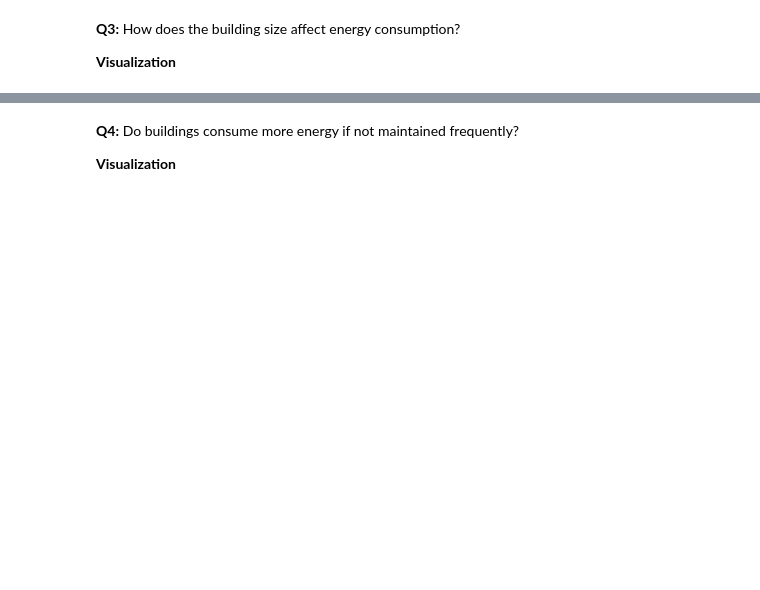
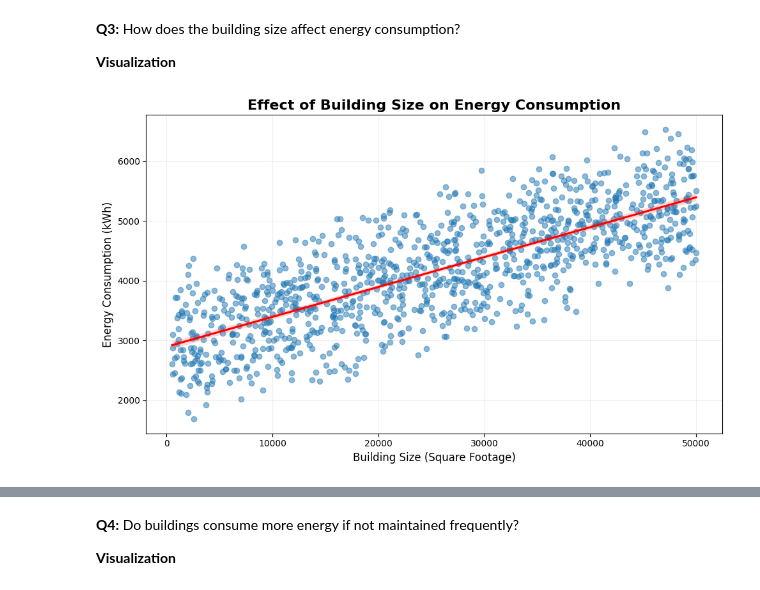
Before and after one commit to basmala875/Machine-Learning-Projects, a Jupyter notebook: Regression_Mini-Project.ipynb, the cells around one changed output, grey strips where cells are left out. Saved outputs shown, nothing was run; the diff lists cells and outputs as text; code cells hidden in the pictures; blank space fills up the shorter version.

```diff
--- a/Regression_Mini-Project.ipynb
+++ b/Regression_Mini-Project.ipynb
@@ -159,5 +807,18 @@ Which (on average) has the highest consumption?.
 **Q3:** How does the building size affect energy consumption?
 
 **Visualization**
+# %%
+#using a scatter plot + a regression line
+plt.figure(figsize=(10,6))
+sns.regplot(data=df, x='SquareFootage', y='Energy_Consumption', scatter_kws={'alpha':0.5}, line_kws={'color':'red'})
+
+plt.title("Effect of Building Size on Energy Consumption", fontsize=16, weight='bold')
+plt.xlabel("Building Size (Square Footage)", fontsize=12)
+plt.ylabel("Energy Consumption (kWh)", fontsize=12)
+plt.grid(alpha=0.2)
+plt.tight_layout()
+plt.show()
+# %% [output]
+[figure, added]
 # %% [markdown]
 **Answer for Q3:** _Your answer here_
```
Also changed, not shown: parts of 73 cells of this notebook.
